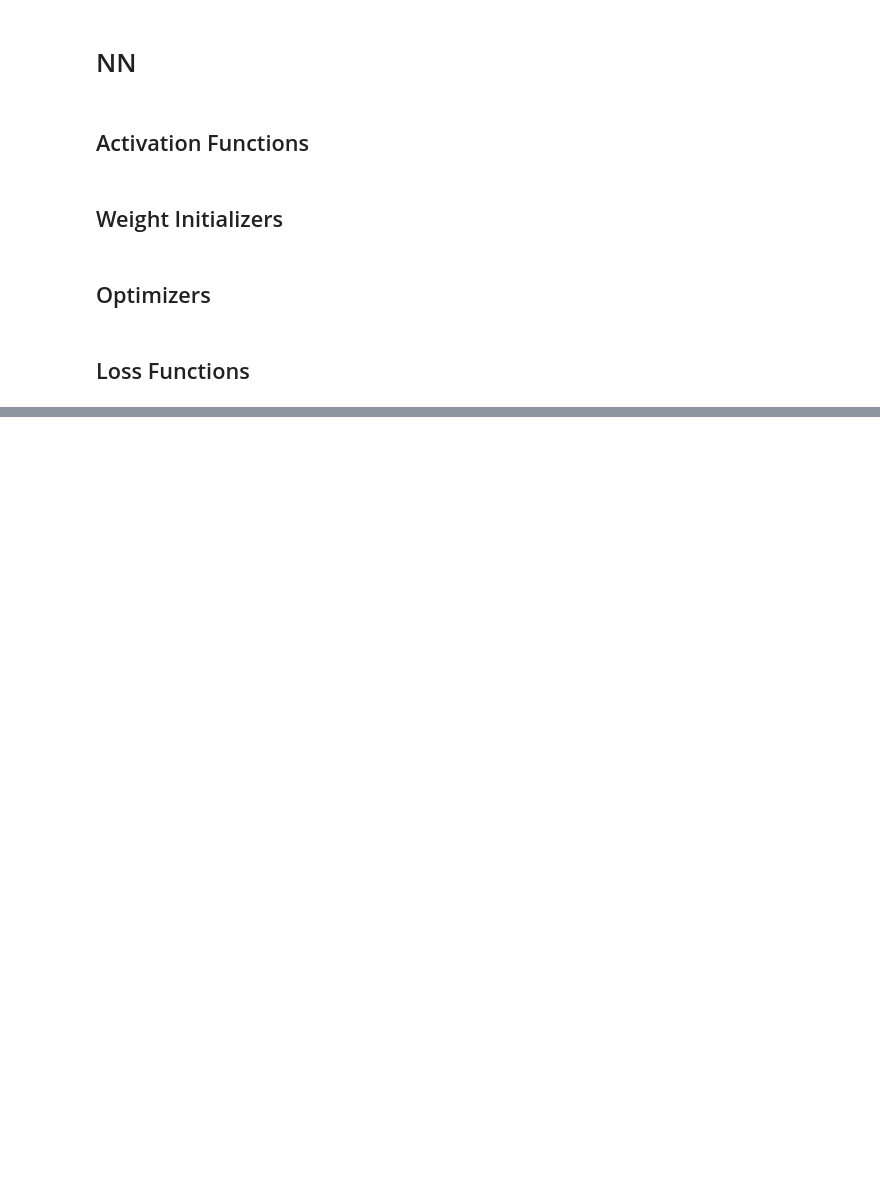
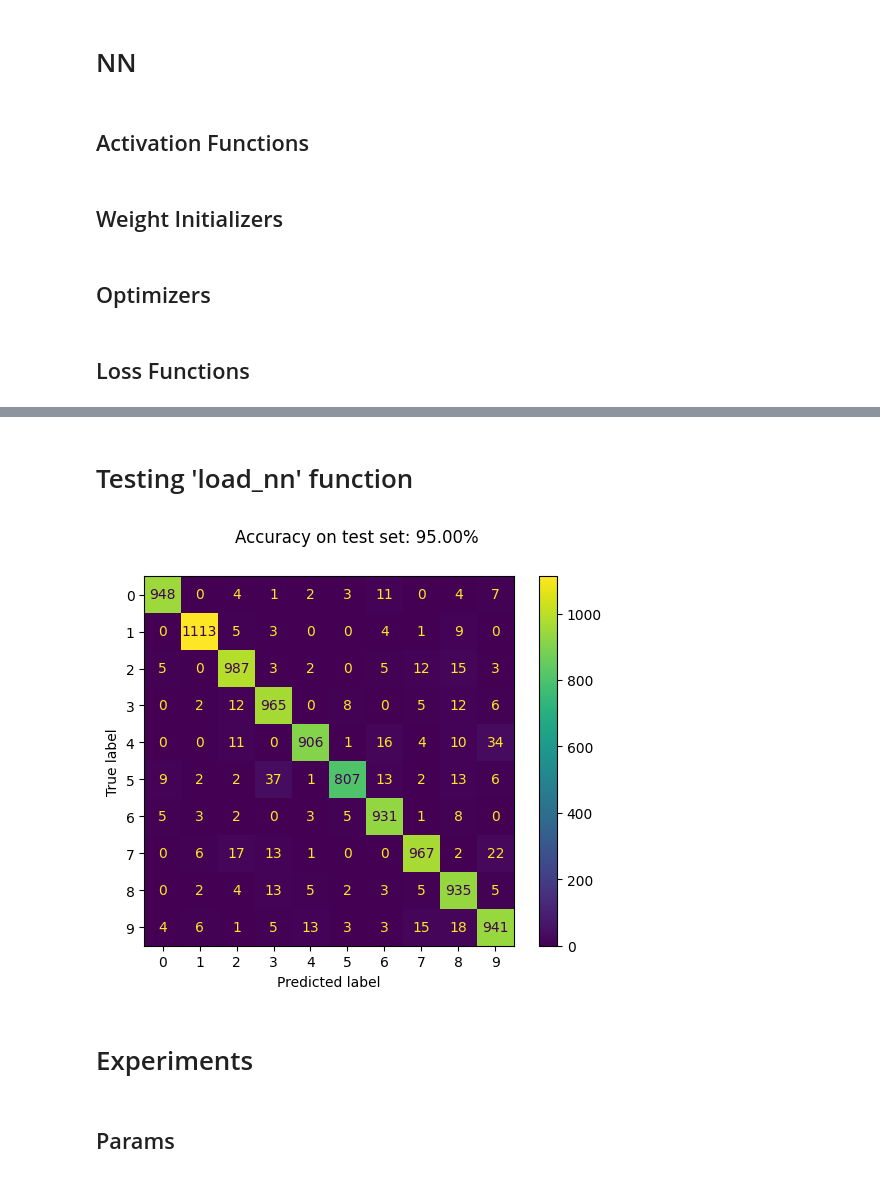
Before and after one commit to akmorihg/NN_from_scratch, a Jupyter notebook: main.ipynb, the cells around one changed output, grey strips where cells are left out. Cells and saved outputs as stored; diff of their text form; code cells hidden in the pictures; blank space fills up the shorter version.

```diff
--- a/main.ipynb
+++ b/main.ipynb
@@ -327,6 +356,7 @@ class Layer:
 
         self.weight_init = weight_init
 
+        activation = activation.lower()
         if activation == "relu":
             self.activation = Relu(self.cuda)
         elif activation == "softmax":
@@ -387,10 +417,7 @@ class Layer:
 
     def backprop(self, dZ_prev, m, is_batch_mode=False):
         if self.cuda:
-            if self.is_output:
-                dZ = dZ_prev
-            else:
-                dZ = dZ_prev * self.activation.derivatives(self.Z)
+            dZ = dZ_prev * self.activation.derivatives(self.Z)
 
             if is_batch_mode:
                 dW = 0
@@ -409,10 +436,7 @@ class Layer:
 
             return dZ_next, dW, db
         else:
-            if self.is_output:
-                dZ = dZ_prev
-            else:
-                dZ = dZ_prev * self.activation.derivatives(self.Z)
+            dZ = dZ_prev * self.activation.derivatives(self.Z)
 
             if is_batch_mode:
                 dW = 0
@@ -652,0 +694,11 @@ for i in range(10):
+# %% [markdown]
+# Testing 'load_nn' function
+# %%
+loaded_nn = em.load_nn("test/NN_10000")
+em.results_on_test(loaded_nn)
+# %% [output]
+[figure, added]
+# %% [markdown]
+# Experiments
+# %% [markdown]
+## Params
```
Also changed, not shown: parts of 38 cells of this notebook.
